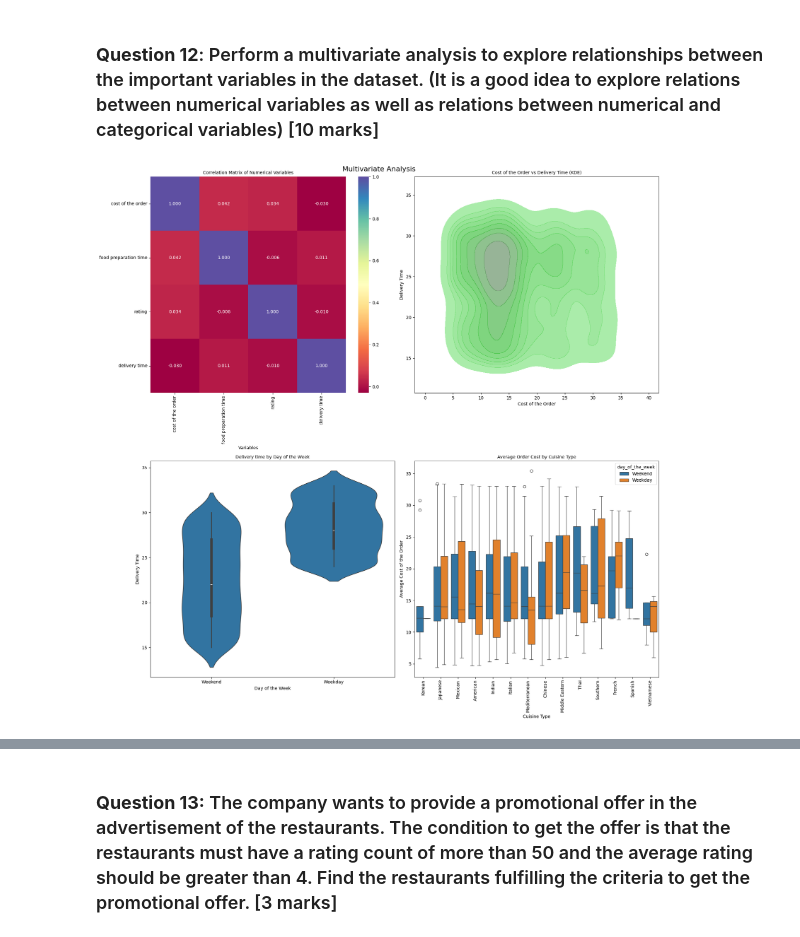
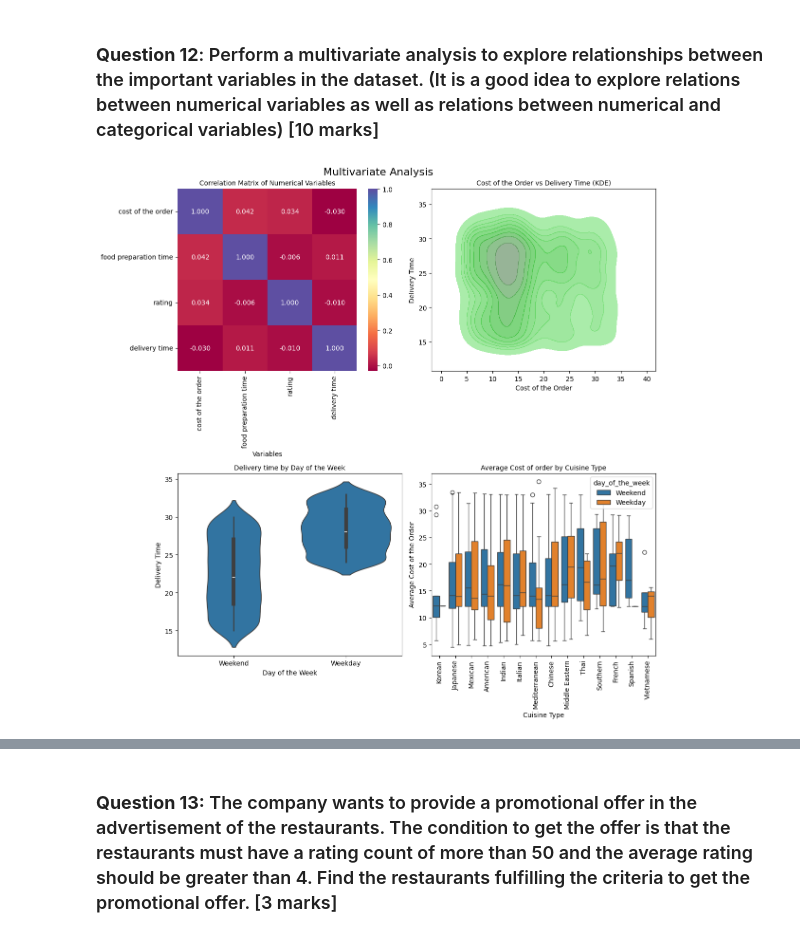
Before and after one commit to nagasayanak/AI_ML_Projects, a Jupyter notebook: NagasayanaRaoKuchibhotla_Notebook_Full_Code.ipynb, the cells around one changed output, grey strips where cells are left out. Cells and saved outputs as stored; diff of their text form; code cells hidden in the pictures.

```diff
--- a/NagasayanaRaoKuchibhotla_Notebook_Full_Code.ipynb
+++ b/NagasayanaRaoKuchibhotla_Notebook_Full_Code.ipynb
@@ -509,7 +591,7 @@ About 1.6% of the orders are from the top 3 customers which indicate strong cust
 # %%
 # Write the code here
 
-fig3, axes3 = plt.subplots(2, 2, figsize=(18, 18))
+fig3, axes3 = plt.subplots(2, 2, figsize=(12, 12))
 fig3.suptitle("Multivariate Analysis", fontsize=16)
 
 corr_matrix = data[["cost_of_the_order", "food_preparation_time","rating", "delivery_time"]].corr()
@@ -525,35 +607,35 @@ axes3[0, 0].set_yticklabels([label.get_text().replace("_", " ") for label in axe
 sns.kdeplot(
 	x=data["cost_of_the_order"],
 	y=data["delivery_time"],
 	fill=True,
 	color="green",
 	alpha=0.5,
 	ax=axes3[0, 1]
 )
 axes3[0, 1].set_title("Cost of the Order vs Delivery Time (KDE)", fontsize=10)
 axes3[0, 1].set_xlabel("Cost of the Order")
 axes3[0, 1].set_ylabel("Delivery Time")
 
 # Violin plot: Delivery time by Day of the Week
 sns.violinplot(data=data, x="day_of_the_week", y="delivery_time", ax=axes3[1, 0])
 axes3[1, 0].set_title("Delivery time by Day of the Week", fontsize=10)
 axes3[1, 0].set_xlabel("Day of the Week")
 axes3[1, 0].set_ylabel("Delivery Time")
 
 # Boxplot: Average Order Cost by Cuisine Type
 sns.boxplot(data=data, x="cuisine_type", y="cost_of_the_order", ax=axes3[1, 1], hue="day_of_the_week")
-axes3[1, 1].set_title("Average Order Cost by Cuisine Type", fontsize=10)
+axes3[1, 1].set_title("Average Cost of order by Cuisine Type", fontsize=10)
 categories = data["cuisine_type"].unique()
 axes3[1, 1].set_xlabel("Cuisine Type")
 axes3[1, 1].set_xticks(range(len(categories)))
 axes3[1, 1].set_xticklabels(categories, rotation=90)
 axes3[1, 1].set_ylabel("Average Cost of the Order")
 axes3[1, 1].set_xticks(range(len(axes3[1, 1].get_xticklabels())))  # Ensure tick positions are set
 
 plt.tight_layout()
 plt.show()
 # %% [output]
-[figure, old version]
+[figure, new version]
 # %% [markdown]
 ## Multivariate Analysis
 
```
Also changed, not shown: parts of 12 cells of this notebook, 1 other file.
